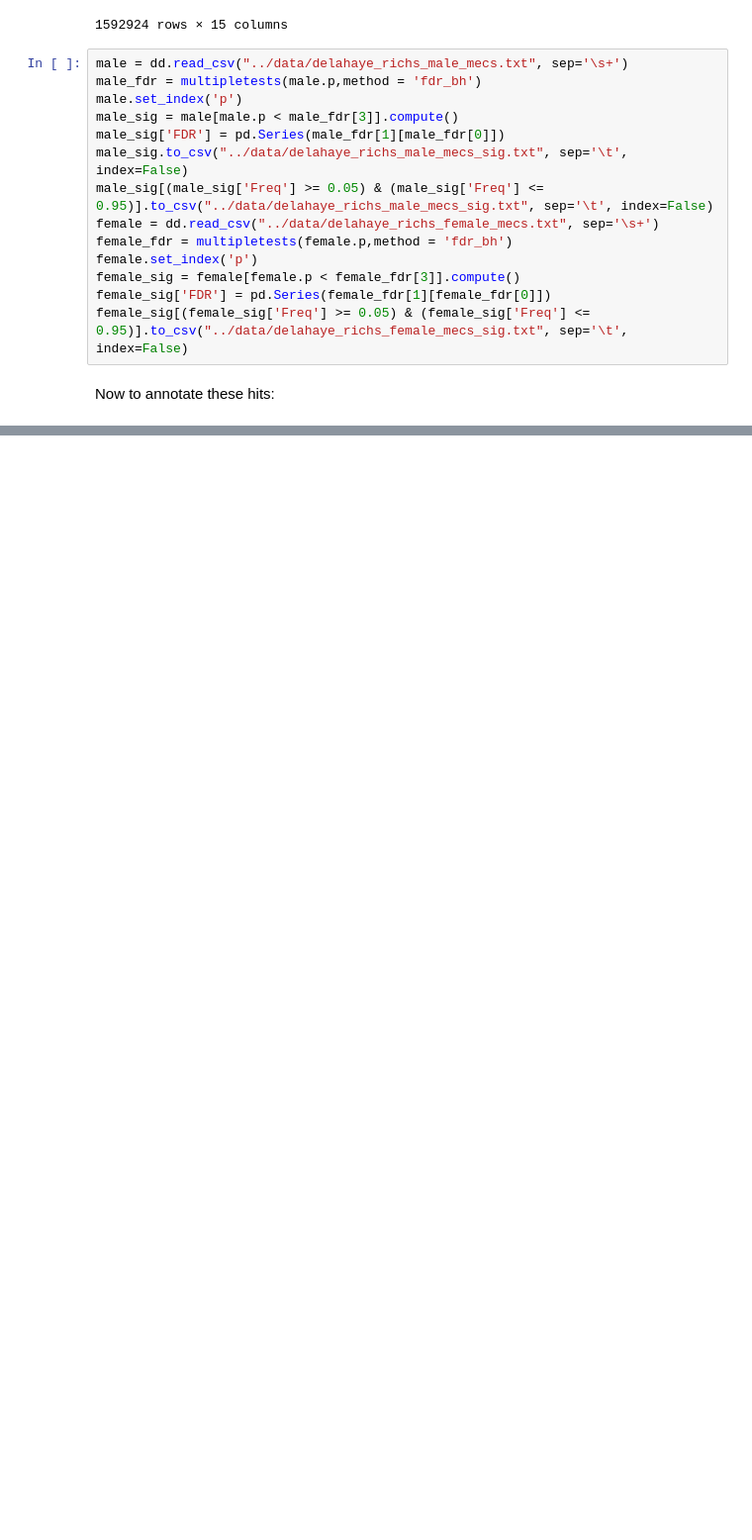
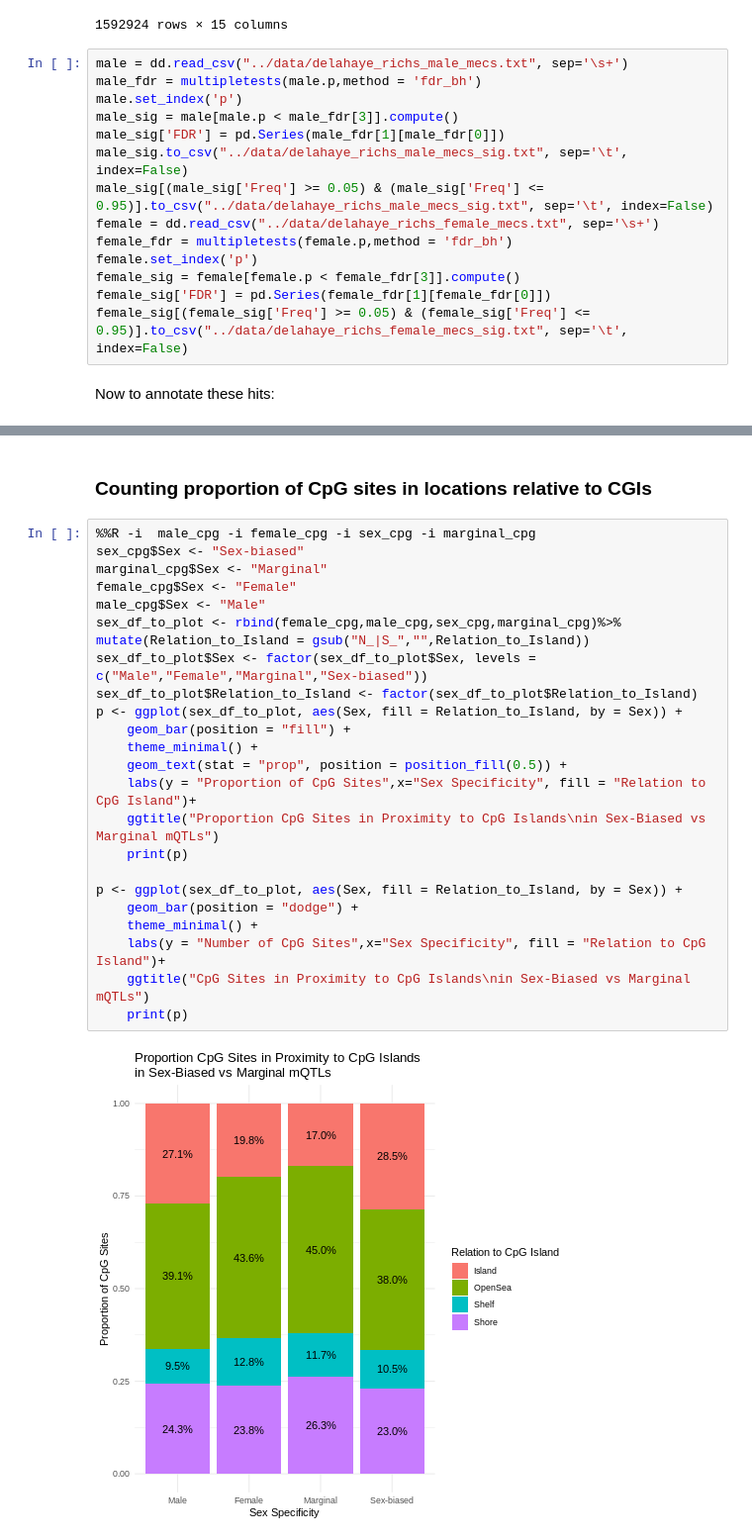
Before and after one commit to wilcas/sex_specific_mQTL, a Jupyter notebook: delahaye_mQTL_analyses/mQTL_meta_analysis.ipynb, the cells around one changed output, grey strips where cells are left out. Shown at 99% size. Cells and saved outputs as stored; diff of their text form; blank space fills up the shorter version.

```diff
--- a/delahaye_mQTL_analyses/mQTL_meta_analysis.ipynb
+++ b/delahaye_mQTL_analyses/mQTL_meta_analysis.ipynb
@@ -297,0 +423,27 @@ female_sig_annot.to_csv("../data/female_meta_annotated_hits.txt.gz",sep='\t',ind
+# %% [markdown]
+###  Counting proportion of CpG sites in locations relative to CGIs
+# %%
+%%R -i  male_cpg -i female_cpg -i sex_cpg -i marginal_cpg
+sex_cpg$Sex <- "Sex-biased"
+marginal_cpg$Sex <- "Marginal"
+female_cpg$Sex <- "Female"
+male_cpg$Sex <- "Male"
+sex_df_to_plot <- rbind(female_cpg,male_cpg,sex_cpg,marginal_cpg)%>% mutate(Relation_to_Island = gsub("N_|S_","",Relation_to_Island))
+sex_df_to_plot$Sex <- factor(sex_df_to_plot$Sex, levels = c("Male","Female","Marginal","Sex-biased"))
+sex_df_to_plot$Relation_to_Island <- factor(sex_df_to_plot$Relation_to_Island)
+p <- ggplot(sex_df_to_plot, aes(Sex, fill = Relation_to_Island, by = Sex)) +
+    geom_bar(position = "fill") +
+    theme_minimal() +
+    geom_text(stat = "prop", position = position_fill(0.5)) +
+    labs(y = "Proportion of CpG Sites",x="Sex Specificity", fill = "Relation to CpG Island")+
+    ggtitle("Proportion CpG Sites in Proximity to CpG Islands\nin Sex-Biased vs Marginal mQTLs")
+    print(p)
+
+p <- ggplot(sex_df_to_plot, aes(Sex, fill = Relation_to_Island, by = Sex)) +
+    geom_bar(position = "dodge") +
+    theme_minimal() +
+    labs(y = "Number of CpG Sites",x="Sex Specificity", fill = "Relation to CpG Island")+
+    ggtitle("CpG Sites in Proximity to CpG Islands\nin Sex-Biased vs Marginal mQTLs")
+    print(p)
+# %% [output]
+[figure, added]
```
Also changed, not shown: parts of 11 cells of this notebook.
